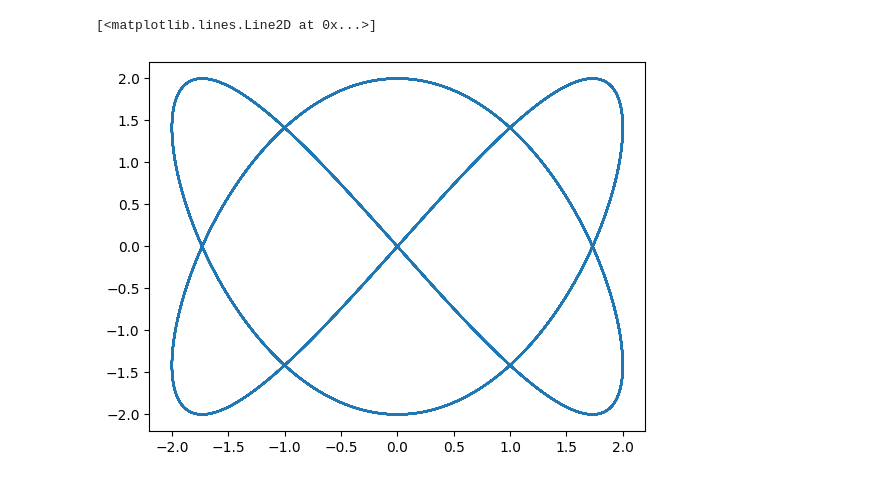
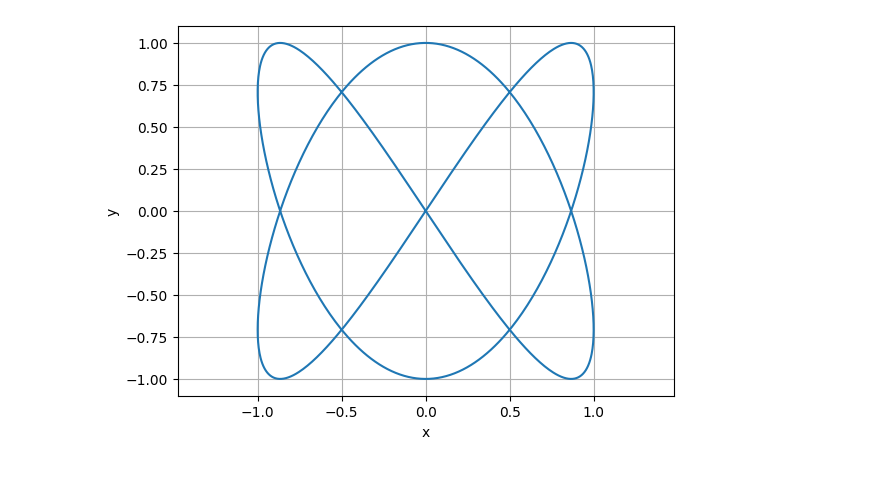
Before and after one commit to Tofuress/modeling_notebooks, a Jupyter notebook: рт 2 моделирование.ipynb, the cells around one changed output. Saved outputs shown, nothing was run; the diff lists cells and outputs as text; code cells hidden in the pictures.

```diff
--- a/рт 2 моделирование.ipynb
+++ b/рт 2 моделирование.ipynb
@@ -1,12 +1,23 @@
 # %%
+import numpy as np
 import matplotlib.pyplot as plt
-import numpy as np
 
-t = np.linspace(0, 100, 5000)
+Ax = 1
+Ay = 1
+wx = 2
+wy = 3
 
-x = 2* np.sin(2*t)
-y = 2 * np.sin(3*t)
-plt.plot(x, y)
+t = np.linspace(0, 2*np.pi, 1000)
+
+x = Ax * np.sin(wx * t)
+y = Ay * np.sin(wy * t)
-# %% [output]
-[<matplotlib.lines.Line2D at 0x...>]
-[figure, removed]
+# %%
+plt.figure()
+plt.plot(x, y)
+plt.xlabel("x")
+plt.ylabel("y")
+plt.grid(True)
+plt.axis('equal')
+plt.show()
+# %% [output]
+[figure, added]
```
